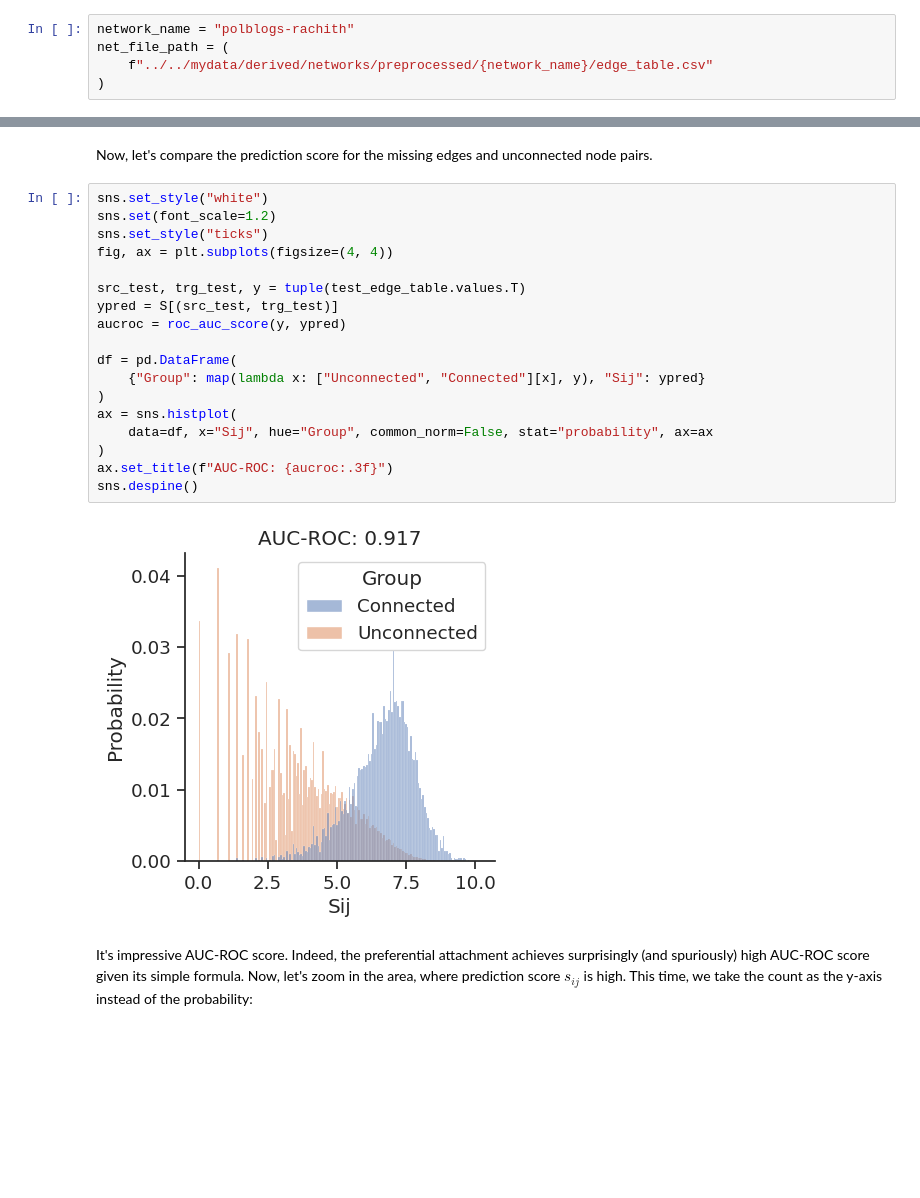
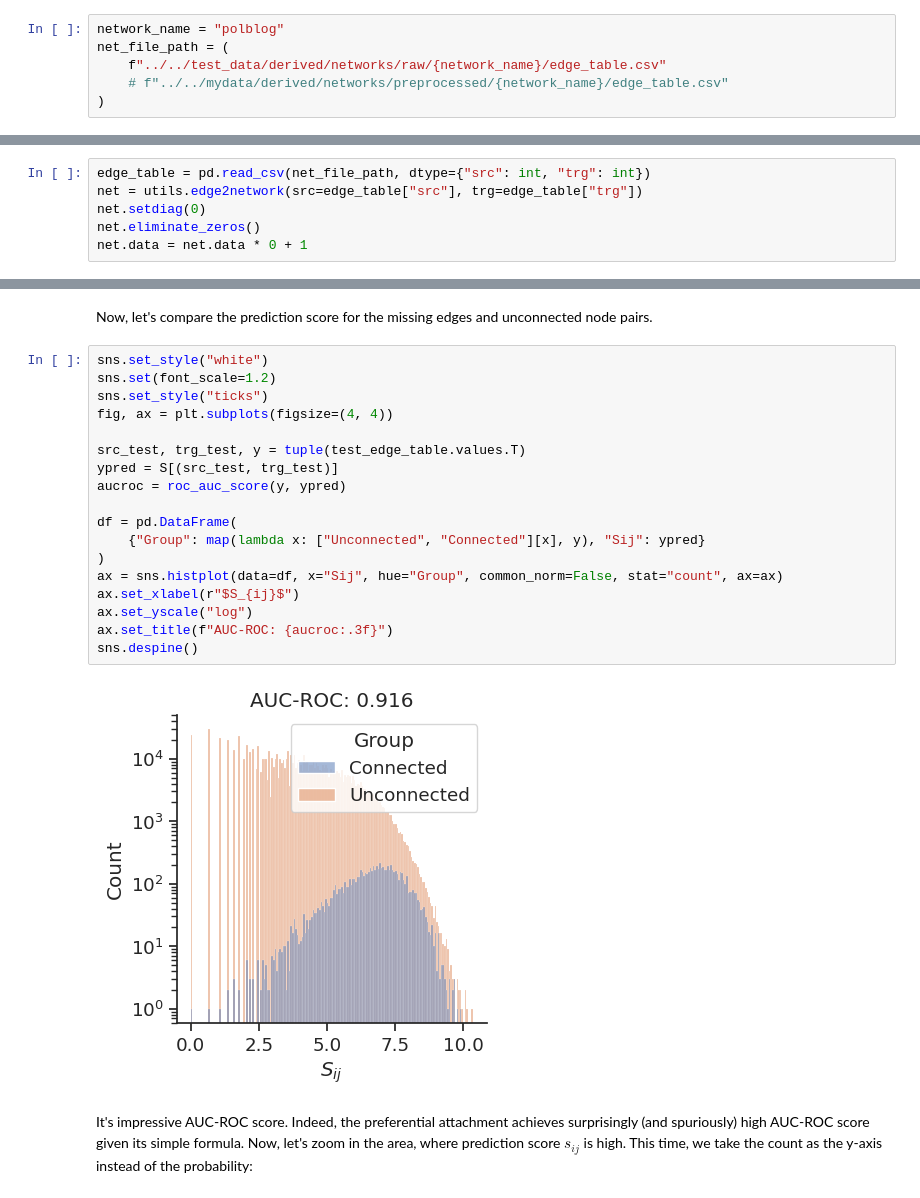
Before and after one commit to skojaku/degree-corrected-link-prediction-benchmark, a Jupyter notebook: notebooks/2023-04-21/main.ipynb, the cells around one changed output, grey strips where cells are left out. Drawn from its saved outputs; the diff is of its cells as text; blank space fills up the shorter version.

```diff
--- a/notebooks/2023-04-21/main.ipynb
+++ b/notebooks/2023-04-21/main.ipynb
@@ -31,7 +31,8 @@ s_{ij} = \log(d_i)  + \log(d_j),
 $$
 where $d_i$ is the degree of node $i$. We assume that the network is undirected and unweighted. For the network, we use the following network:
 # %%
-network_name = "polblogs-rachith"
+network_name = "polblog"
 net_file_path = (
-    f"../../mydata/derived/networks/preprocessed/{network_name}/edge_table.csv"
+    f"../../test_data/derived/networks/raw/{network_name}/edge_table.csv"
+    # f"../../mydata/derived/networks/preprocessed/{network_name}/edge_table.csv"
 )
@@ -39,0 +65,6 @@ Let's import libraries and generate the dataset for link prediction:
+# %%
+edge_table = pd.read_csv(net_file_path, dtype={"src": int, "trg": int})
+net = utils.edge2network(src=edge_table["src"], trg=edge_table["trg"])
+net.setdiag(0)
+net.eliminate_zeros()
+net.data = net.data * 0 + 1
@@ -99,23 +146,23 @@ Now, let's compare the prediction score for the missing edges and unconnected no
 # %%
 sns.set_style("white")
 sns.set(font_scale=1.2)
 sns.set_style("ticks")
 fig, ax = plt.subplots(figsize=(4, 4))
 
 src_test, trg_test, y = tuple(test_edge_table.values.T)
 ypred = S[(src_test, trg_test)]
 aucroc = roc_auc_score(y, ypred)
 
 df = pd.DataFrame(
     {"Group": map(lambda x: ["Unconnected", "Connected"][x], y), "Sij": ypred}
 )
-ax = sns.histplot(
-    data=df, x="Sij", hue="Group", common_norm=False, stat="probability", ax=ax
-)
+ax = sns.histplot(data=df, x="Sij", hue="Group", common_norm=False, stat="count", ax=ax)
+ax.set_xlabel(r"$S_{ij}$")
+ax.set_yscale("log")
 ax.set_title(f"AUC-ROC: {aucroc:.3f}")
 sns.despine()
 # %% [output]
-[figure, old version]
+[figure, new version]
 # %% [markdown]
 It's impressive AUC-ROC score. Indeed, the preferential attachment achieves surprisingly (and spuriously) high AUC-ROC score given its simple formula.  Now, let's zoom in the area, where prediction score $s_{ij}$ is high. This time, we take the count as the y-axis instead of the probability:
 # %%
```
Also changed, not shown: parts of 23 cells of this notebook.
